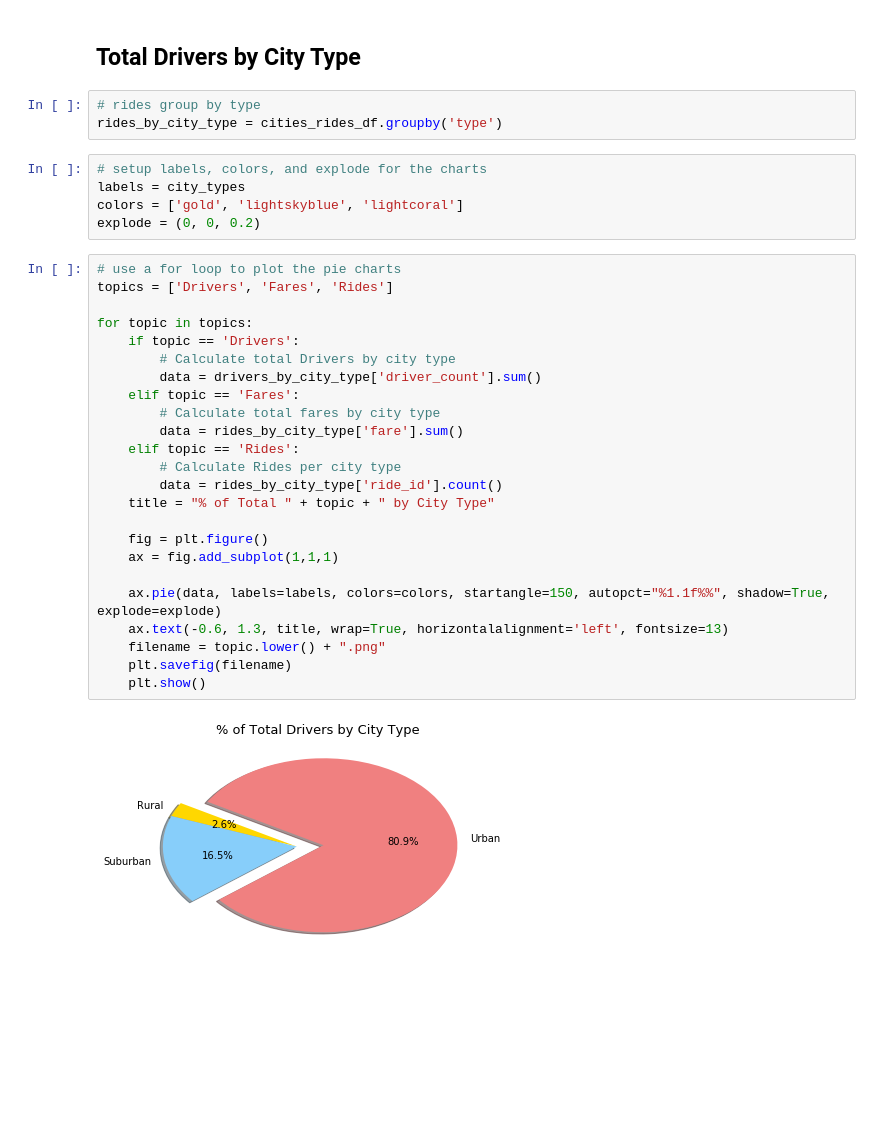
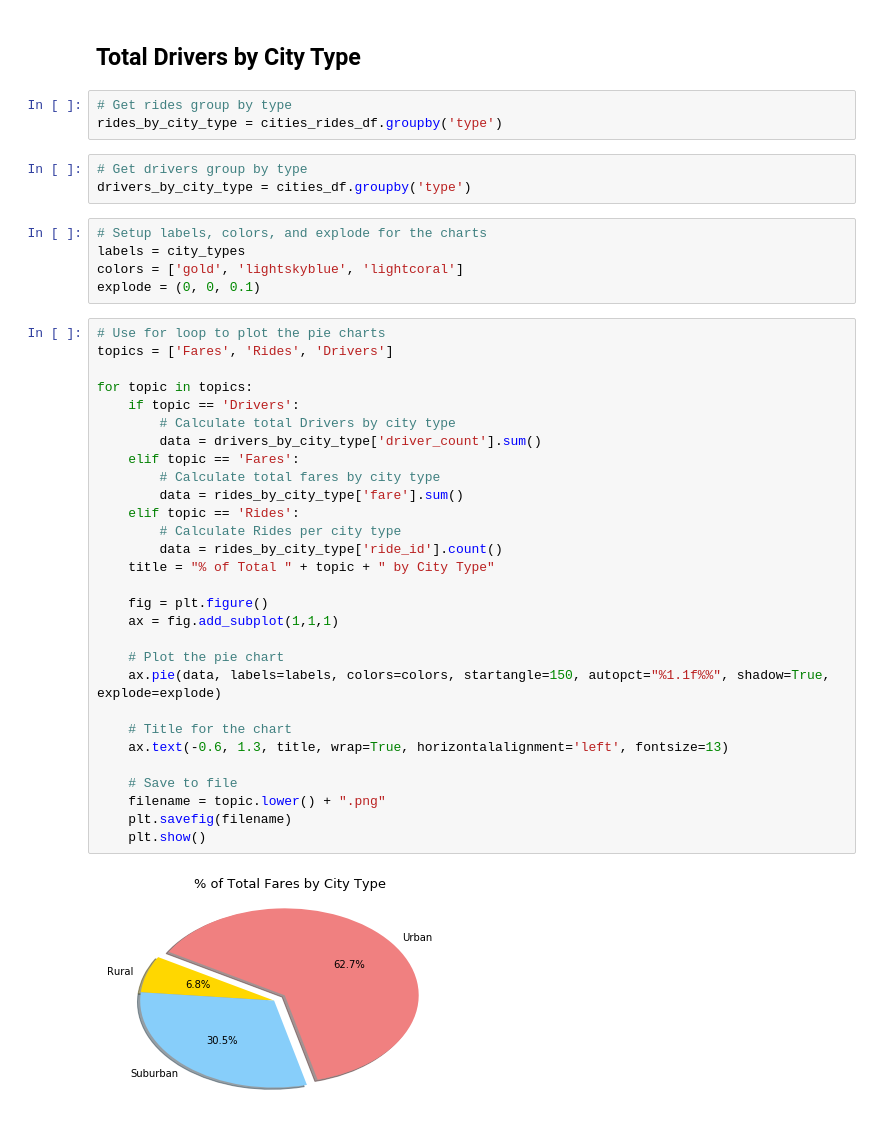
Before and after one commit to clafrance/matplotlib, a Jupyter notebook: Pyber/pyber.ipynb, the cells around one changed output. Saved outputs shown, nothing was run; the diff lists cells and outputs as text; blank space fills up the shorter version.

```diff
--- a/Pyber/pyber.ipynb
+++ b/Pyber/pyber.ipynb
@@ -173,36 +157,44 @@ plt.show()
 # %% [markdown]
 ## Total Drivers by City Type
 # %%
-# rides group by type
+# Get rides group by type
 rides_by_city_type = cities_rides_df.groupby('type')
+# %%
+# Get drivers group by type
+drivers_by_city_type = cities_df.groupby('type')
 # %%
-# setup labels, colors, and explode for the charts
+# Setup labels, colors, and explode for the charts
 labels = city_types
 colors = ['gold', 'lightskyblue', 'lightcoral']
-explode = (0, 0, 0.2)
+explode = (0, 0, 0.1)
 # %%
-# use a for loop to plot the pie charts
-topics = ['Drivers', 'Fares', 'Rides']
+# Use for loop to plot the pie charts
+topics = ['Fares', 'Rides', 'Drivers']
 
 for topic in topics:
     if topic == 'Drivers':
         # Calculate total Drivers by city type
         data = drivers_by_city_type['driver_count'].sum()
     elif topic == 'Fares':
         # Calculate total fares by city type
         data = rides_by_city_type['fare'].sum()
     elif topic == 'Rides':
         # Calculate Rides per city type
         data = rides_by_city_type['ride_id'].count()
     title = "% of Total " + topic + " by City Type"
 
     fig = plt.figure()
     ax = fig.add_subplot(1,1,1)
 
+    # Plot the pie chart
     ax.pie(data, labels=labels, colors=colors, startangle=150, autopct="%1.1f%%", shadow=True, explode=explode)
+
+    # Title for the chart
     ax.text(-0.6, 1.3, title, wrap=True, horizontalalignment='left', fontsize=13)
+
+    # Save to file
     filename = topic.lower() + ".png"
     plt.savefig(filename)
     plt.show()
 # %% [output]
-[figure, old version]
+[figure, new version]
```
Also changed, not shown: parts of 12 cells of this notebook, 4 other files.
